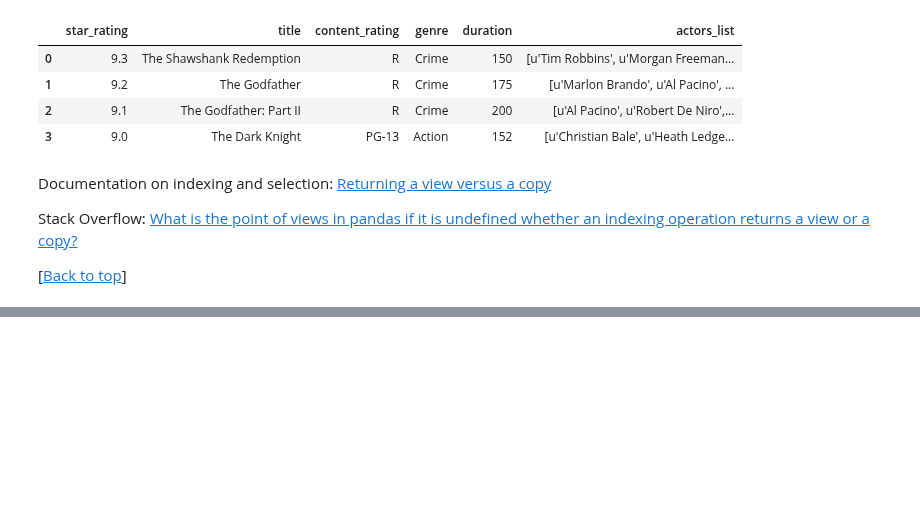
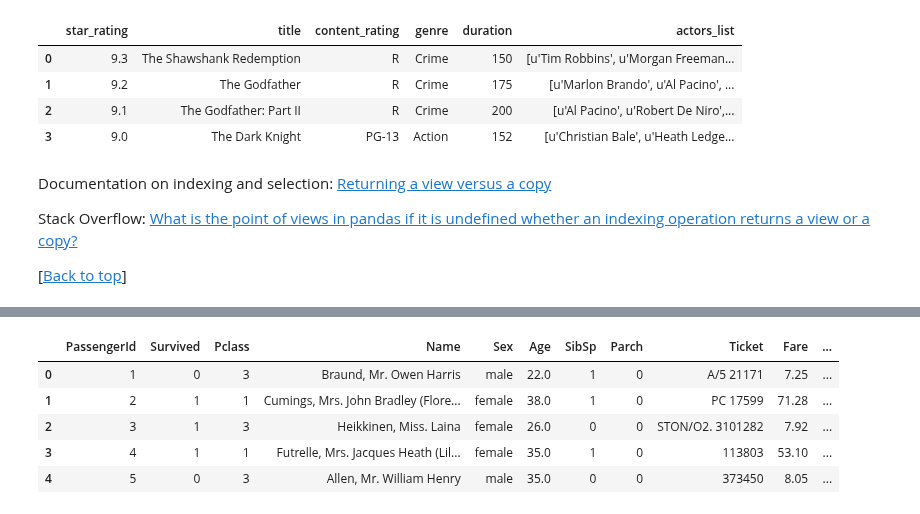
Before and after one commit to justmarkham/pandas-videos, a Jupyter notebook: pandas.ipynb, the cells around one changed output, grey strips where cells are left out. Cells and saved outputs as stored; diff of their text form; code cells hidden in the pictures; blank space fills up the shorter version.

```diff
--- a/pandas.ipynb
+++ b/pandas.ipynb
@@ -2991,0 +3049,3 @@ Stack Overflow: [What is the point of views in pandas if it is undefined whether
+# %%
+# reset the 'max_rows' option to its default
+pd.reset_option('display.max_rows')
@@ -2991,0 +3059,4 @@ Stack Overflow: [What is the point of views in pandas if it is undefined whether
+# %%
+# read the training dataset from Kaggle's Titanic competition into a DataFrame
+train = pd.read_csv('http://bit.ly/kaggletrain')
+train.head()
@@ -2991,0 +3075,4 @@ Stack Overflow: [What is the point of views in pandas if it is undefined whether
+# %%
+# overwrite the current setting so that more characters will be displayed
+pd.set_option('display.max_colwidth', 1000)
+train.head()
@@ -2991,0 +3086,11 @@ Stack Overflow: [What is the point of views in pandas if it is undefined whether
+# %%
+# overwrite the 'precision' setting to display 2 digits after the decimal point of 'Fare'
+pd.set_option('display.precision', 2)
+train.head()
+# %% [output]
+|  | PassengerId | Survived | Pclass | Name | Sex | Age | SibSp | Parch | Ticket | Fare | ... |
+| 0 | 1 | 0 | 3 | Braund, Mr. Owen Harris | male | 22.0 | 1 | 0 | A/5 21171 | 7.25 | ... |
+| 1 | 2 | 1 | 1 | Cumings, Mrs. John Bradley (Flore... | female | 38.0 | 1 | 0 | PC 17599 | 71.28 | ... |
+| 2 | 3 | 1 | 3 | Heikkinen, Miss. Laina | female | 26.0 | 0 | 0 | STON/O2. 3101282 | 7.92 | ... |
+| 3 | 4 | 1 | 1 | Futrelle, Mrs. Jacques Heath (Lil... | female | 35.0 | 1 | 0 | 113803 | 53.10 | ... |
+| 4 | 5 | 0 | 3 | Allen, Mr. William Henry | male | 35.0 | 0 | 0 | 373450 | 8.05 | ... |
```
Also changed, not shown: parts of 21 cells of this notebook, 1 other file.
